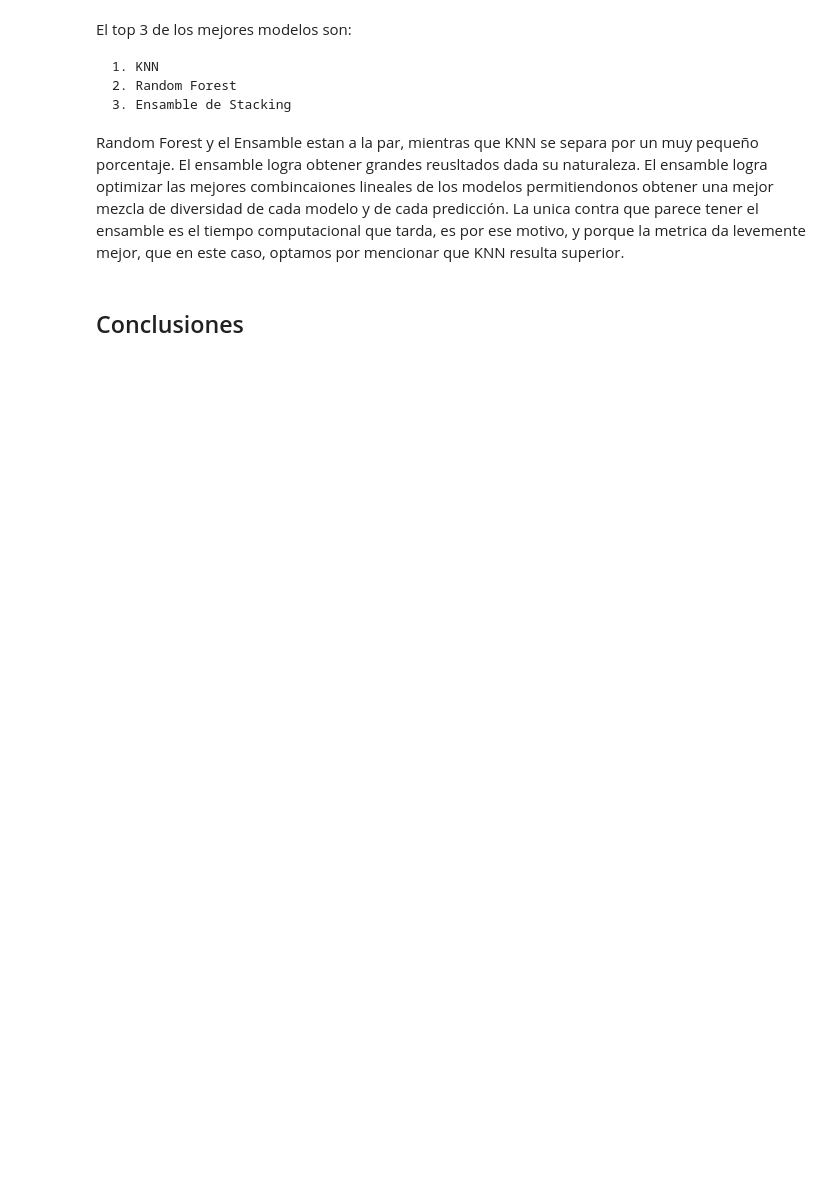
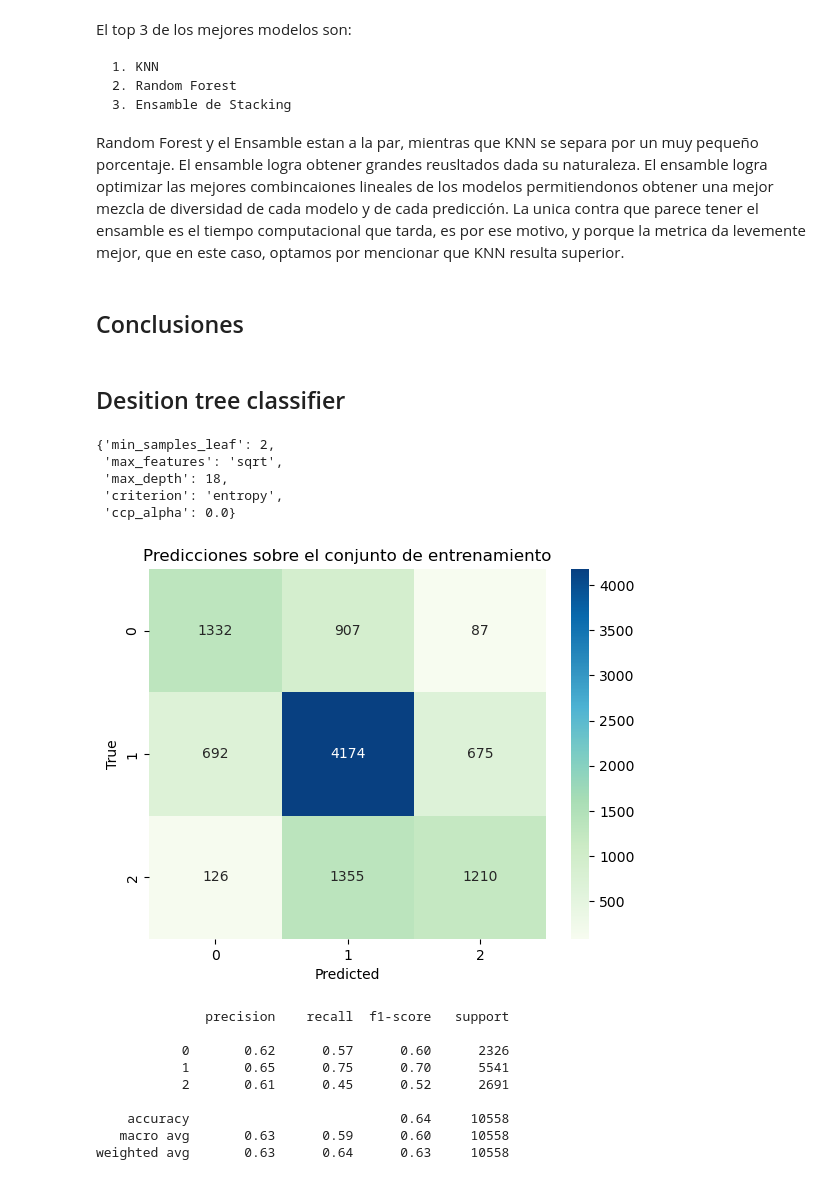
Before and after one commit to Naza26/7506R_TP2_GRUPO01_ENTREGA, a Jupyter notebook: 7506R_TP2_GRUPO01_ENTREGA.ipynb, the cells around one changed output. Saved outputs shown, nothing was run; the diff lists cells and outputs as text; code cells hidden in the pictures; blank space fills up the shorter version.

```diff
--- a/7506R_TP2_GRUPO01_ENTREGA.ipynb
+++ b/7506R_TP2_GRUPO01_ENTREGA.ipynb
@@ -1837,7 +2092,7 @@ model_scores = defaultdict()
 for name, model in base_models:
     start_time = time.time()
     model.fit(x_train, y_train_clasificacion_factorized)
-    prediction = model.predict(x_test)
+    prediction = model.predict(x_test), 'pileta', 'parrilla', 'balcon', 'sum'
     end_time = time.time()
 
     r2 = model.score(x_test, y_test_clasificacion_factorized)
@@ -1880,0 +2178,2 @@ plot_results(model_scores, name='stacking_model_cv')
+# %% [markdown]
+## Desition tree classifier
@@ -1880,0 +2192,53 @@ plot_results(model_scores, name='stacking_model_cv')
+# %%
+x_train_clas = x_train.drop(axis=1, columns=['place_l3'])
+y_train_clas = y_train_clasificacion.replace(['Bajo', 'Medio', 'Alto'],[0,1,2])
+x_test_clas = x_test.drop(axis=1, columns=['place_l3'])
+y_test_clas = y_test_clasificacion.replace(['Bajo', 'Medio', 'Alto'],[0,1,2])
+# %%
+from sklearn.model_selection import StratifiedKFold, KFold, RandomizedSearchCV
+from sklearn.tree import DecisionTreeClassifier
+from sklearn.metrics import make_scorer
+
+n = 10
+params_grid = {
+    'criterion': ['gini', 'entropy'],
+    'max_depth': list(range(11, 31)),
+    'max_features': ["sqrt", "log2"],
+    'min_samples_leaf': list(range(1, 9)),
+    'ccp_alpha': np.linspace(0, 0.05, n)
+}
+
+folds = 5
+kfoldcv = StratifiedKFold(n_splits=folds)
+base_tree = DecisionTreeClassifier(random_state=4)
+scorer_fn = make_scorer(sk.metrics.accuracy_score)
+randomcv = RandomizedSearchCV(estimator=base_tree,
+                              param_distributions=params_grid,
+                              scoring=scorer_fn,
+                              cv=kfoldcv,
+                              n_iter=n,
+                              random_state=2)
+randomcv.fit(x_train_clas, y_train_clas);
+randomcv.best_params_
+# %% [output]
+{'min_samples_leaf': 2,
+ 'max_features': 'sqrt',
+ 'max_depth': 18,
+ 'criterion': 'entropy',
+ 'ccp_alpha': 0.0}
+# %%
+modelo_dct = randomcv.best_estimator_
+predicciones_dct = modelo_dct.predict(x_test_clas)
+# %%
+mostrar_metricas(y_test_clas, predicciones_dct)
+# %% [output]
+[figure, added]
+              precision    recall  f1-score   support
+
+           0       0.62      0.57      0.60      2326
+           1       0.65      0.75      0.70      5541
+           2       0.61      0.45      0.52      2691
+
+    accuracy                           0.64     10558
+   macro avg       0.63      0.59      0.60     10558
+weighted avg       0.63      0.64      0.63     10558
```
Also changed, not shown: parts of 45 cells of this notebook, 2 other files.
